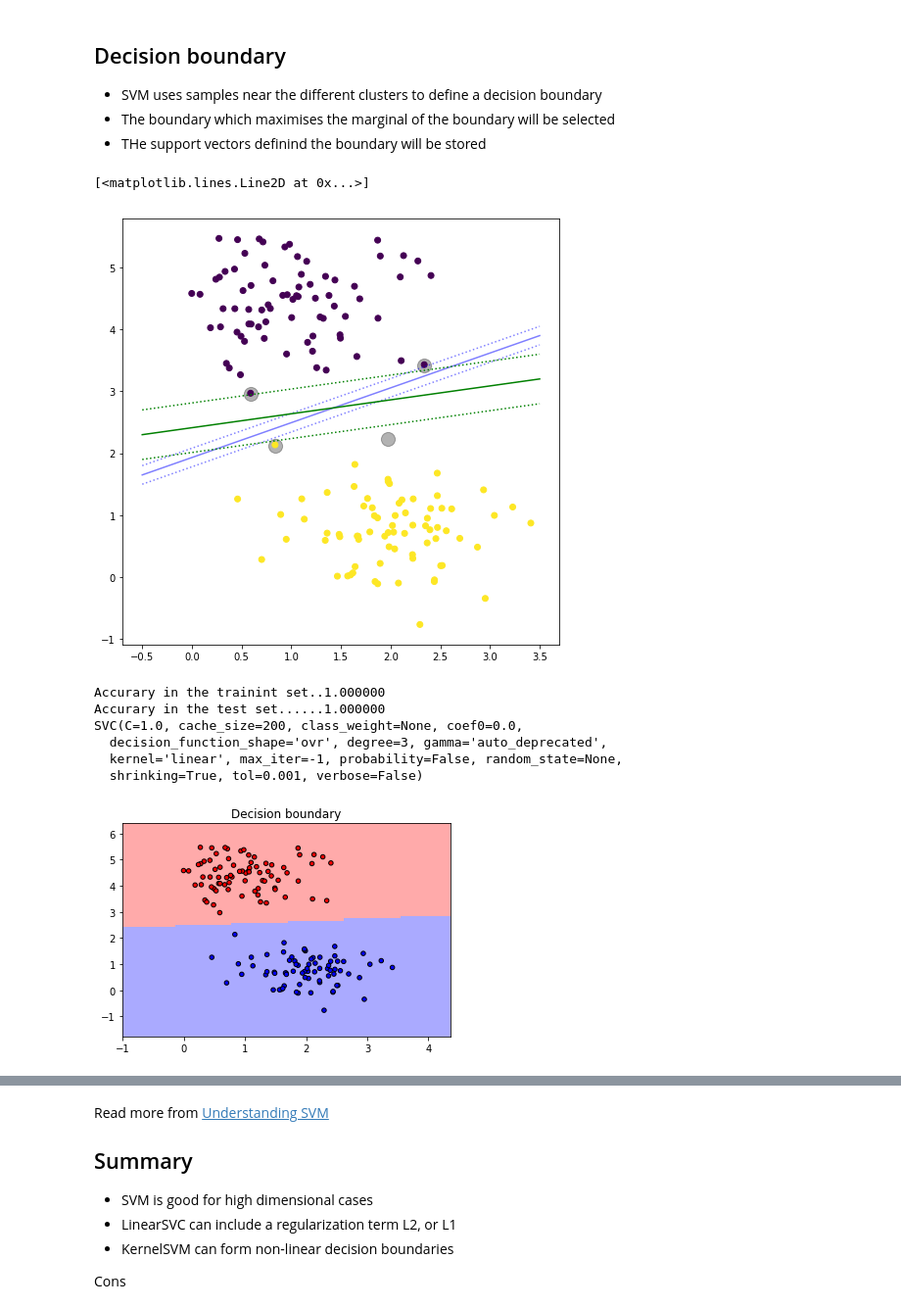
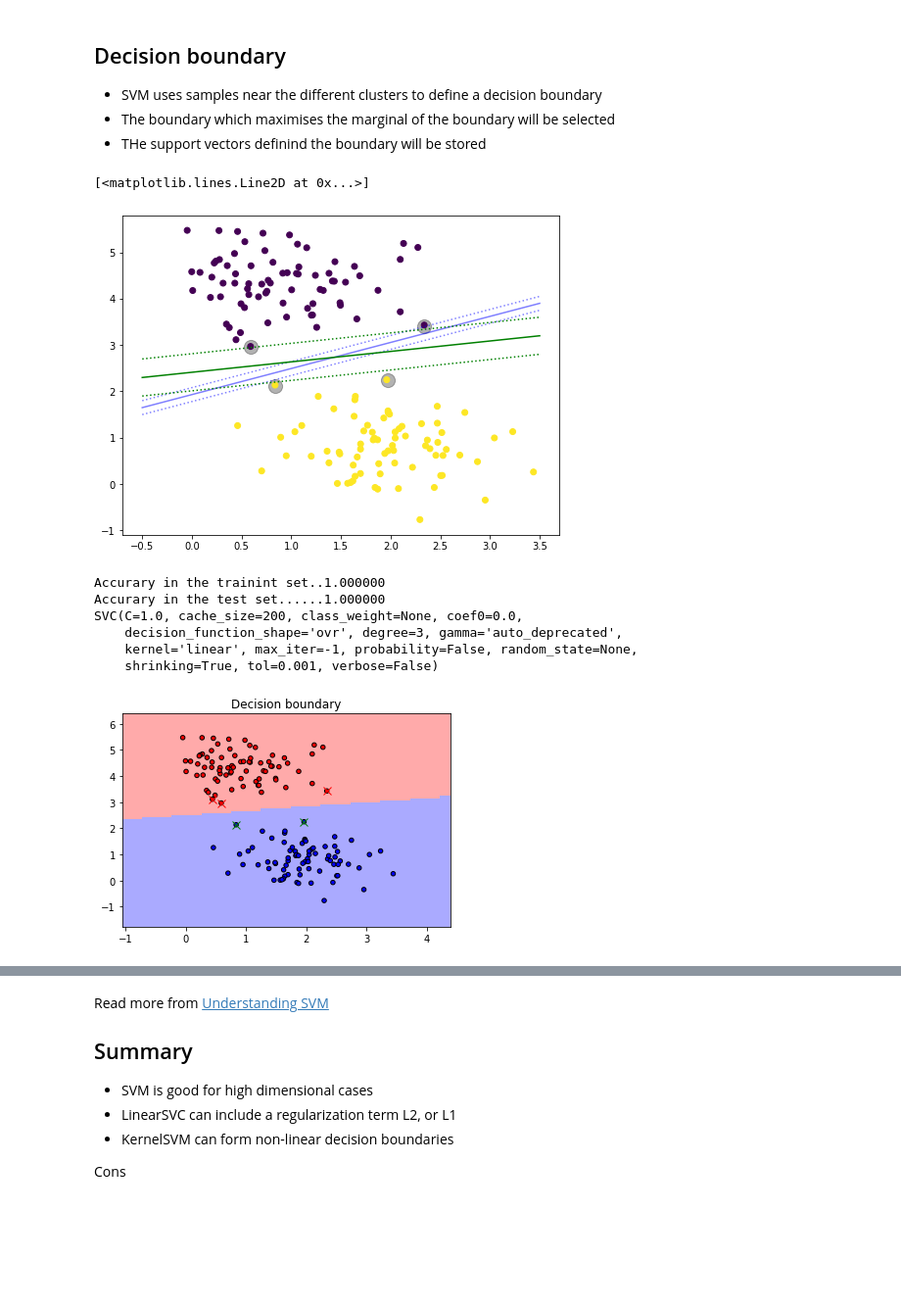
Before and after one commit to pevalisuo/AML, a Jupyter notebook: ICAT3190_Module5_SupervisedMachineLearning.ipynb, the cells around one changed output, grey strips where cells are left out. Shown: that part at 98% size. Drawn from its saved outputs; the diff is of its cells as text; code cells hidden in the pictures; blank space fills up the shorter version.

```diff
--- a/ICAT3190_Module5_SupervisedMachineLearning.ipynb
+++ b/ICAT3190_Module5_SupervisedMachineLearning.ipynb
@@ -356,19 +375,19 @@ X,y=datasets.make_blobs(n_samples=200, centers=2, n_features=2, random_state=0,
 X_train, X_test, y_train, y_test = train_test_split(X,y, test_size=0.25)
 # %%
 # Lets plot the data and optimal decision boundary with support vectors
-a=plt.figure(figsize=(8,8))
+a=plt.figure(figsize=(8,6))
 
 plt.scatter([0.5965, 2.33479, 0.83645, 1.97], [2.9567, 3.4118, 2.11336, 2.23518],  s=200, c='k', alpha=0.3)
 
 plt.scatter(X_train[:,0], X_train[:,1], c=y_train)
 ax=plt.gca()
 
 # Plot decision boundaries
 m=0.15; plt.plot([-0.5,3.5], [1.65,   3.9], 'b', alpha=0.5); plt.plot([-0.5,3.5], [1.65+m, 3.9+m], 'b:', alpha=0.5); plt.plot([-0.5,3.5], [1.65-m, 3.9-m], 'b:', alpha=0.5)
 m=0.4; plt.plot([-0.5,3.5], [2.3, 3.2], 'g'); plt.plot([-0.5,3.5], [2.3+m, 3.2+m], 'g:'); plt.plot([-0.5,3.5], [2.3-m, 3.2-m], 'g:')
 # %% [output]
 [<matplotlib.lines.Line2D at 0x...>]
-[figure, old version]
+[figure, new version]
 # %%
 # Lets now try how actual linear SCV would work
 from sklearn import svm
@@ -379,6 +398,7 @@ plotDB(linsvc, X_train, y_train)
 print("Accurary in the trainint set..%f" % metrics.accuracy_score(y_true=y_train, y_pred=linsvc.predict(X_train)))
 print("Accurary in the test set......%f" % metrics.accuracy_score(y_true=y_test, y_pred=linsvc.predict(X_test)))
 print(linsvc)
+DisplaySupportVectors(X_train, y_train, linsvc)
 # %% [output]
 Accurary in the trainint set..1.000000
 Accurary in the test set......1.000000
@@ -389,4 +409,4 @@ SVC(C=1.0, cache_size=200, class_weight=None, coef0=0.0,
-[figure, old version]
+[figure, new version]
 # %%
 # Lets try slightly more complex case
 
```
Also changed, not shown: parts of 49 cells of this notebook.
